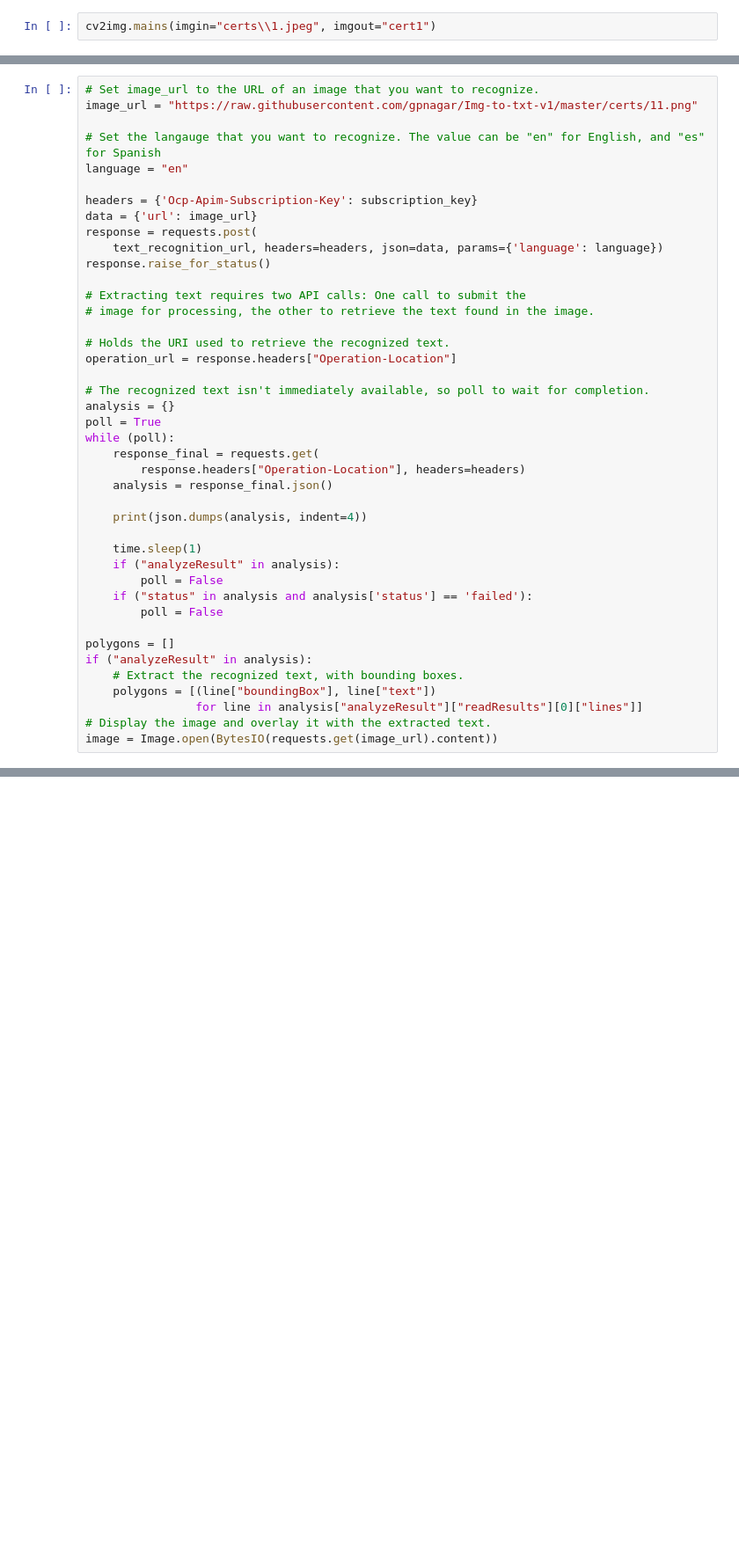
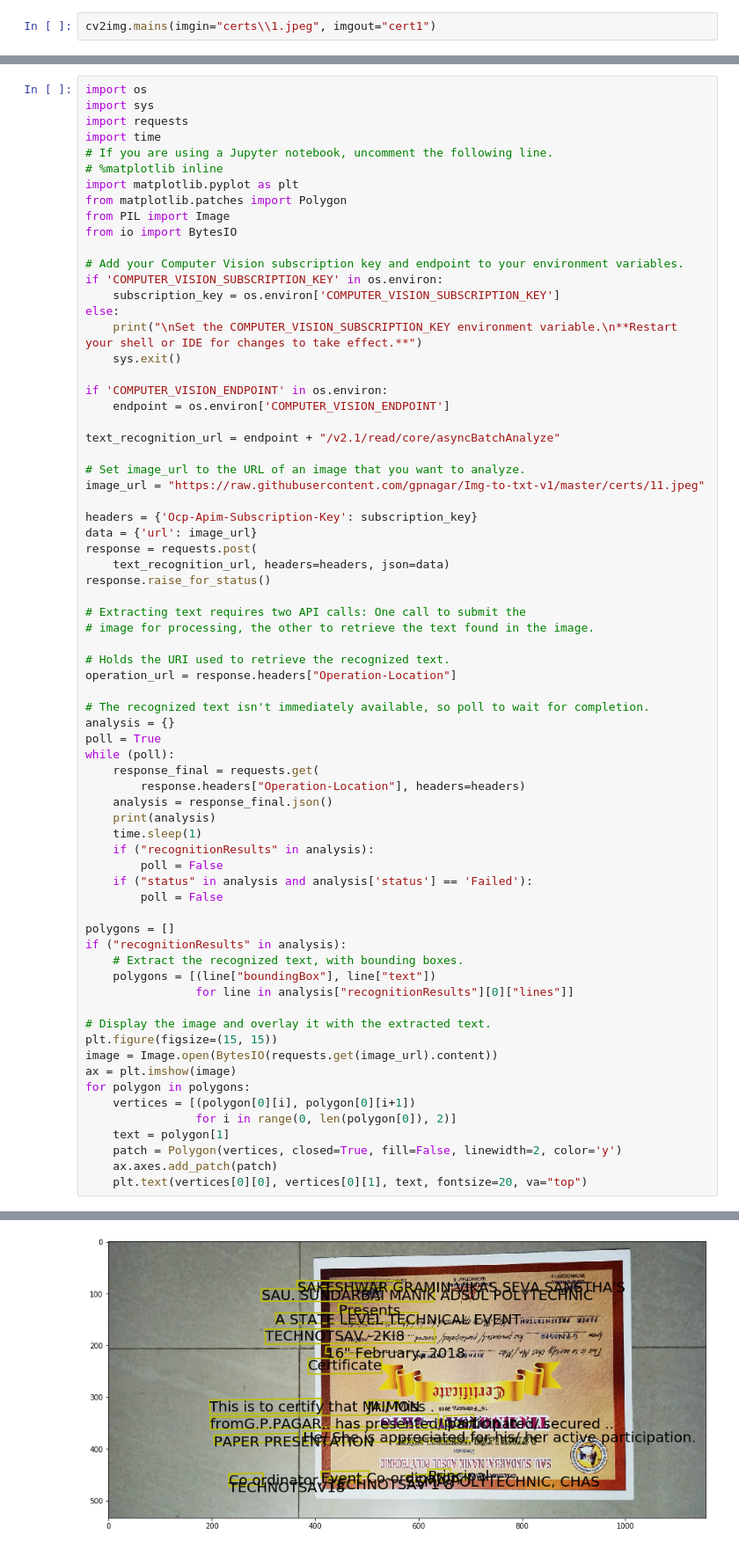
Before and after one commit to gpnagar/Img2txt, a Jupyter notebook: cv2imgNB.ipynb, the cells around one changed output, grey strips where cells are left out. Shown: that part at 88% size. Cells and saved outputs as stored; diff of their text form; blank space fills up the shorter version.

```diff
--- a/cv2imgNB.ipynb
+++ b/cv2imgNB.ipynb
@@ -39,14 +5,34 @@ text_recognition_url = endpoint + "/v3.0-preview/read/analyze"
 # %%
-# Set image_url to the URL of an image that you want to recognize.
-image_url = "https://raw.githubusercontent.com/gpnagar/Img-to-txt-v1/master/certs/11.png"
+import os
+import sys
+import requests
+import time
+# If you are using a Jupyter notebook, uncomment the following line.
+# %matplotlib inline
+import matplotlib.pyplot as plt
+from matplotlib.patches import Polygon
+from PIL import Image
+from io import BytesIO
 
-# Set the langauge that you want to recognize. The value can be "en" for English, and "es" for Spanish
-language = "en"
+# Add your Computer Vision subscription key and endpoint to your environment variables.
+if 'COMPUTER_VISION_SUBSCRIPTION_KEY' in os.environ:
+    subscription_key = os.environ['COMPUTER_VISION_SUBSCRIPTION_KEY']
+else:
+    print("\nSet the COMPUTER_VISION_SUBSCRIPTION_KEY environment variable.\n**Restart your shell or IDE for changes to take effect.**")
+    sys.exit()
+
+if 'COMPUTER_VISION_ENDPOINT' in os.environ:
+    endpoint = os.environ['COMPUTER_VISION_ENDPOINT']
+
+text_recognition_url = endpoint + "/v2.1/read/core/asyncBatchAnalyze"
+
+# Set image_url to the URL of an image that you want to analyze.
+image_url = "https://raw.githubusercontent.com/gpnagar/Img-to-txt-v1/master/certs/11.jpeg"
 
 headers = {'Ocp-Apim-Subscription-Key': subscription_key}
 data = {'url': image_url}
 response = requests.post(
-    text_recognition_url, headers=headers, json=data, params={'language': language})
+    text_recognition_url, headers=headers, json=data)
 response.raise_for_status()
 
 # Extracting text requires two API calls: One call to submit the
@@ -62,20 +48,28 @@ while (poll):
     response_final = requests.get(
         response.headers["Operation-Location"], headers=headers)
     analysis = response_final.json()
-
-    print(json.dumps(analysis, indent=4))
-
+    print(analysis)
     time.sleep(1)
-    if ("analyzeResult" in analysis):
+    if ("recognitionResults" in analysis):
         poll = False
-    if ("status" in analysis and analysis['status'] == 'failed'):
+    if ("status" in analysis and analysis['status'] == 'Failed'):
         poll = False
 
 polygons = []
-if ("analyzeResult" in analysis):
+if ("recognitionResults" in analysis):
     # Extract the recognized text, with bounding boxes.
     polygons = [(line["boundingBox"], line["text"])
-                for line in analysis["analyzeResult"]["readResults"][0]["lines"]]
+                for line in analysis["recognitionResults"][0]["lines"]]
+
 # Display the image and overlay it with the extracted text.
+plt.figure(figsize=(15, 15))
 image = Image.open(BytesIO(requests.get(image_url).content))
+ax = plt.imshow(image)
+for polygon in polygons:
+    vertices = [(polygon[0][i], polygon[0][i+1])
+                for i in range(0, len(polygon[0]), 2)]
+    text = polygon[1]
+    patch = Polygon(vertices, closed=True, fill=False, linewidth=2, color='y')
+    ax.axes.add_patch(patch)
+    plt.text(vertices[0][0], vertices[0][1], text, fontsize=20, va="top")
 # %% [output]
@@ -82,0 +77 @@ HTTPError: 401 Client Error: Access Denied for url: https://westcentralus.api.co
+[figure, added]
```
Also changed, not shown: parts of 5 cells of this notebook.
